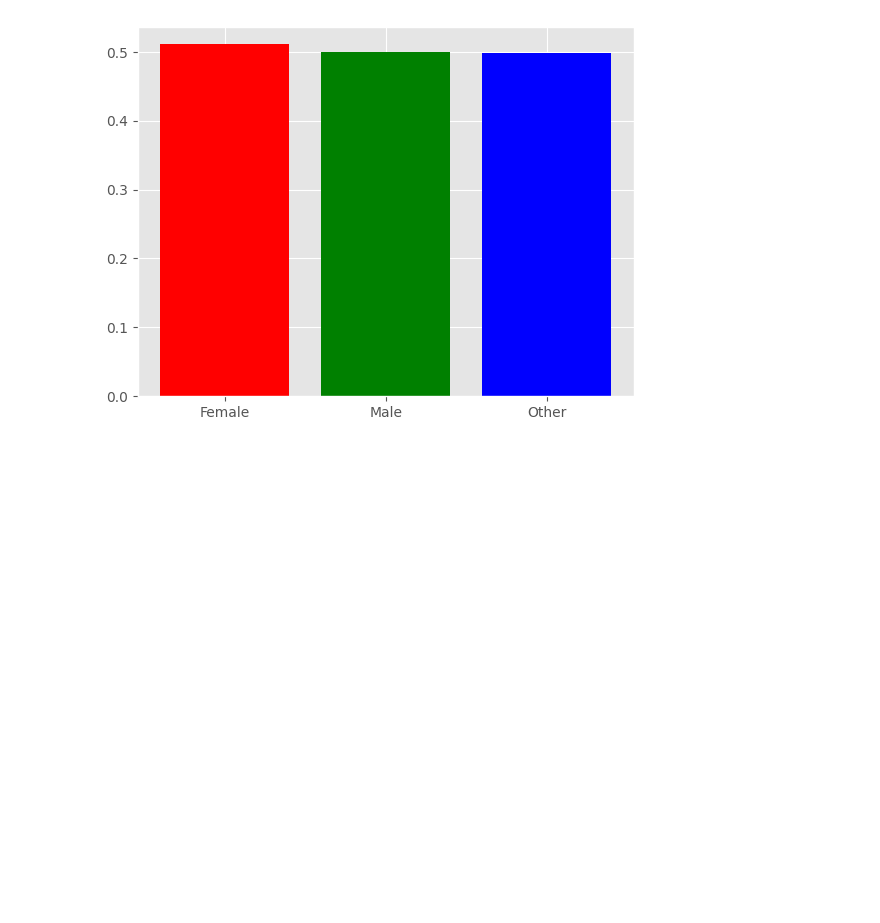
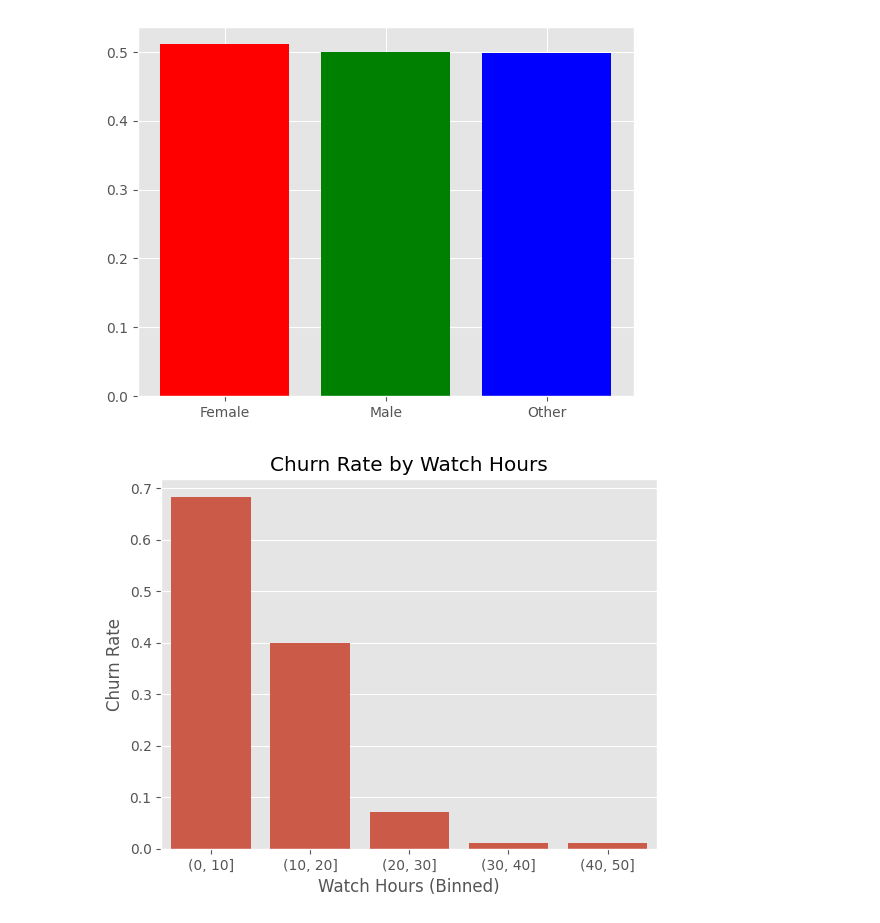
Before and after one commit to Adnan-Anwar-Data-enthusiast/Netflix-churn-analysis, a Jupyter notebook: 1. corr draft.ipynb, the cells around one changed output. Drawn from its saved outputs; the diff is of its cells as text; code cells hidden in the pictures; blank space fills up the shorter version.

Commit message:
Added chrun by visualization, countinue with correlation matrix

```diff
--- a/1. corr draft.ipynb
+++ b/1. corr draft.ipynb
@@ -226,3 +215,18 @@ plt.show()
 # %%
 #therefore females are likely to churn, but this may be due to the fact that they are the majority of the customer base, so we need to look at the churn rate as this becomes a critical business risk
 # as they are more at risk of churning, which poses a hgiher threat to the subscriptiuons revenue. #stopped at churn by tech support
+# %%
+#visualizing churn by wathc hours
+df['watch_hours'] = pd.cut(df['watch_hours'], bins=[0, 10, 20, 30, 40, 50])
+
+# Group by watch_hour bins and calculate mean churn
+watch_hours_churn = df.groupby('watch_hours')['churned'].mean().reset_index()
+
+# Plot
+sns.barplot(x='watch_hours', y='churned', data=watch_hours_churn)
+plt.ylabel('Churn Rate')
+plt.xlabel('Watch Hours (Binned)')
+plt.title('Churn Rate by Watch Hours')
+plt.show()
+# %% [output]
+[figure, added]
```
Also changed, not shown: parts of 11 cells of this notebook.
